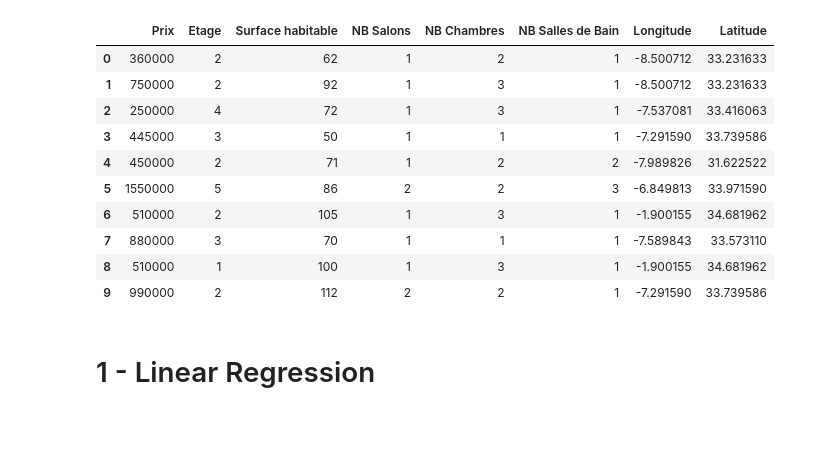
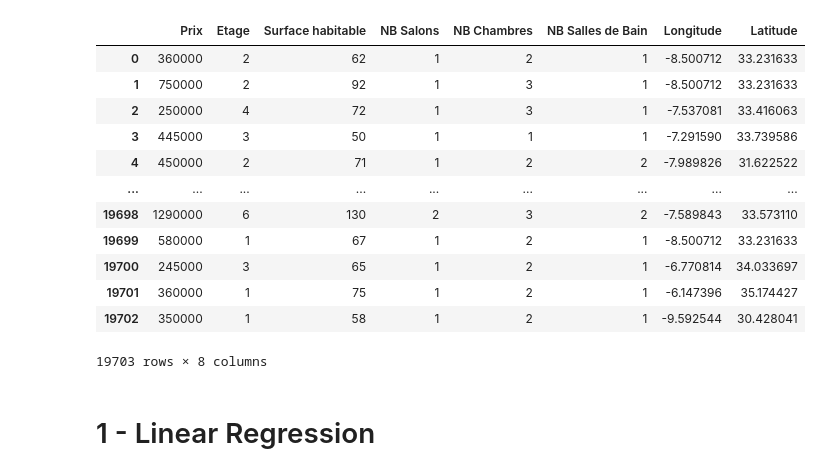
Before and after one commit to WailBouhadda/Apartment-Price-Prediction---Data-Mining, a Jupyter notebook: Modelisation.ipynb, the cells around one changed output. Cells and saved outputs as stored; diff of their text form; code cells hidden in the pictures; blank space fills up the shorter version.

```diff
--- a/Modelisation.ipynb
+++ b/Modelisation.ipynb
@@ -3,19 +3,21 @@ import pandas as pd
 # %%
 df = pd.read_csv("data.csv")
 # %%
-df.head(10)
+df
 # %% [output]
 |  | Prix | Etage | Surface habitable | NB Salons | NB Chambres | NB Salles de Bain | Longitude | Latitude |
 | 0 | 360000 | 2 | 62 | 1 | 2 | 1 | -8.500712 | 33.231633 |
 | 1 | 750000 | 2 | 92 | 1 | 3 | 1 | -8.500712 | 33.231633 |
 | 2 | 250000 | 4 | 72 | 1 | 3 | 1 | -7.537081 | 33.416063 |
 | 3 | 445000 | 3 | 50 | 1 | 1 | 1 | -7.291590 | 33.739586 |
 | 4 | 450000 | 2 | 71 | 1 | 2 | 2 | -7.989826 | 31.622522 |
-| 5 | 1550000 | 5 | 86 | 2 | 2 | 3 | -6.849813 | 33.971590 |
-| 6 | 510000 | 2 | 105 | 1 | 3 | 1 | -1.900155 | 34.681962 |
-| 7 | 880000 | 3 | 70 | 1 | 1 | 1 | -7.589843 | 33.573110 |
-| 8 | 510000 | 1 | 100 | 1 | 3 | 1 | -1.900155 | 34.681962 |
-| 9 | 990000 | 2 | 112 | 2 | 2 | 1 | -7.291590 | 33.739586 |
+| ... | ... | ... | ... | ... | ... | ... | ... | ... |
+| 19698 | 1290000 | 6 | 130 | 2 | 3 | 2 | -7.589843 | 33.573110 |
+| 19699 | 580000 | 1 | 67 | 1 | 2 | 1 | -8.500712 | 33.231633 |
+| 19700 | 245000 | 3 | 65 | 1 | 2 | 1 | -6.770814 | 34.033697 |
+| 19701 | 360000 | 1 | 75 | 1 | 2 | 1 | -6.147396 | 35.174427 |
+| 19702 | 350000 | 1 | 58 | 1 | 2 | 1 | -9.592544 | 30.428041 |
+19703 rows × 8 columns
 # %%
 from sklearn.model_selection import train_test_split
 # %%
```
Also changed, not shown: 5 other files.
